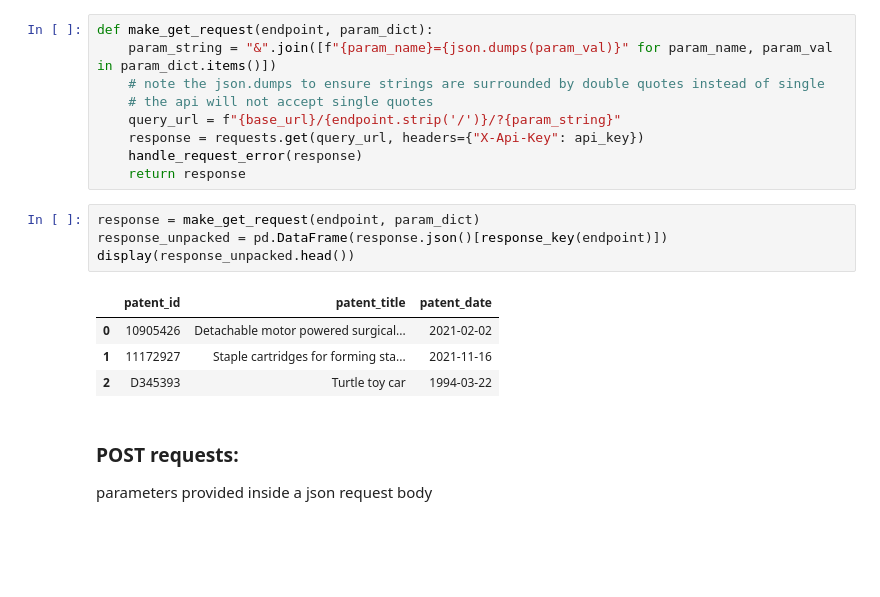
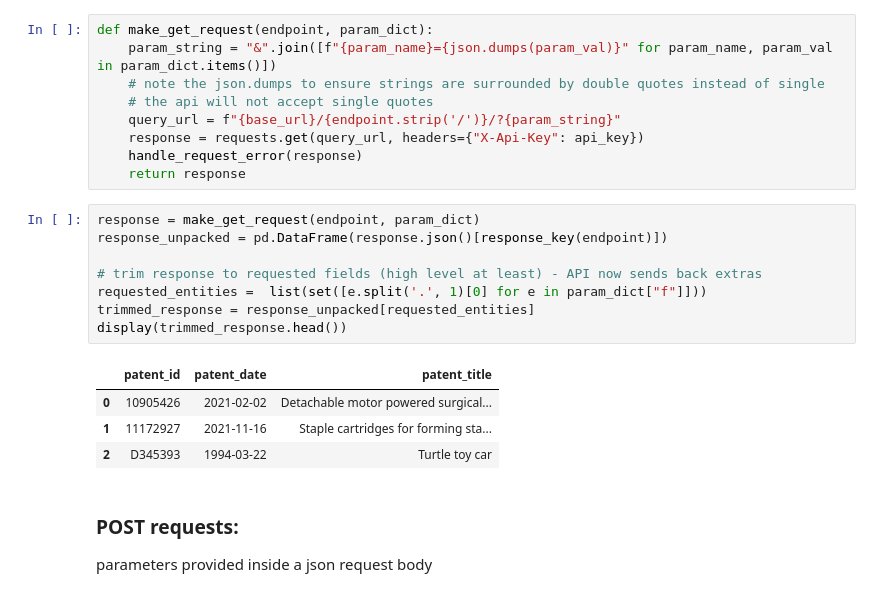
Before and after one commit to mustberuss/PatentsView-Code-Snippets, a Jupyter notebook: 07_PatentSearch_API_demo/PV PatentSearch API tutorial.ipynb, the cells around one changed output. Drawn from its saved outputs; the diff is of its cells as text; blank space fills up the shorter version.

```diff
--- a/07_PatentSearch_API_demo/PV PatentSearch API tutorial.ipynb
+++ b/07_PatentSearch_API_demo/PV PatentSearch API tutorial.ipynb
@@ -145,12 +145,16 @@ def make_get_request(endpoint, param_dict):
 # %%
 response = make_get_request(endpoint, param_dict)
 response_unpacked = pd.DataFrame(response.json()[response_key(endpoint)])
-display(response_unpacked.head())
+
+# trim response to requested fields (high level at least) - API now sends back extras
+requested_entities =  list(set([e.split('.', 1)[0] for e in param_dict["f"]]))
+trimmed_response = response_unpacked[requested_entities]
+display(trimmed_response.head())
 # %% [output]
-|  | patent_id | patent_title | patent_date |
-| 0 | 10905426 | Detachable motor powered surgical... | 2021-02-02 |
-| 1 | 11172927 | Staple cartridges for forming sta... | 2021-11-16 |
-| 2 | D345393 | Turtle toy car | 1994-03-22 |
+|  | patent_id | patent_date | patent_title |
+| 0 | 10905426 | 2021-02-02 | Detachable motor powered surgical... |
+| 1 | 11172927 | 2021-11-16 | Staple cartridges for forming sta... |
+| 2 | D345393 | 1994-03-22 | Turtle toy car |
 # %% [markdown]
 ### POST requests:
 parameters provided inside a json request body
```
Also changed, not shown: parts of 13 cells of this notebook.
